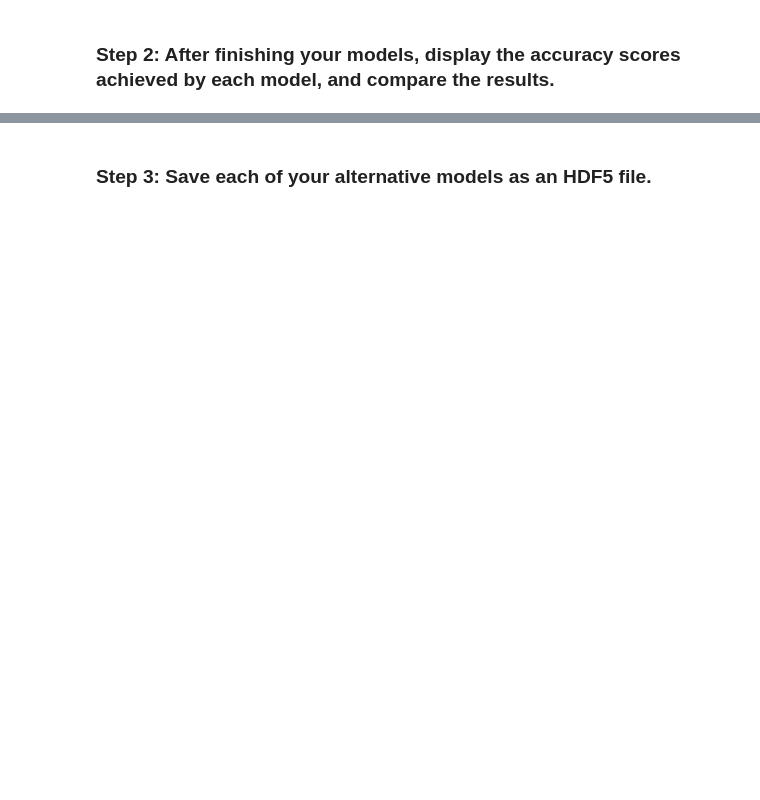
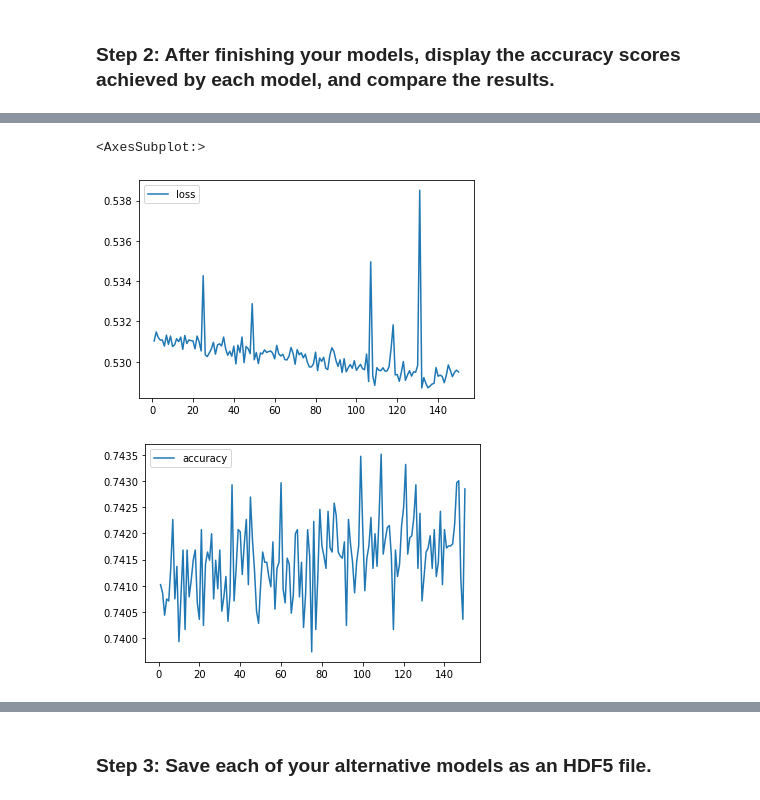
Before and after one commit to chaimkriger/Challenge_13, a Jupyter notebook: Starter_Code/venture_funding_with_deep_learning.ipynb, the cells around one changed output, grey strips where cells are left out. Cells and saved outputs as stored; diff of their text form; code cells hidden in the pictures; blank space fills up the shorter version.

```diff
--- a/Starter_Code/venture_funding_with_deep_learning.ipynb
+++ b/Starter_Code/venture_funding_with_deep_learning.ipynb
@@ -408,15 +411,16 @@ hidden_nodes_layer1_A1
 58
 # %%
 # Create the Sequential model instance
-nn_A1 = # YOUR CODE HERE
+nn_A1 = Sequential()
 # %%
 # First hidden layer
-# YOUR CODE HERE
+nn_A1.add(Dense(units=hidden_nodes_layer1_A1, input_dim= number_input_features_A1, activation="relu"))
+
 
 
 # Output layer
-# YOUR CODE HERE
+nn_A1.add(Dense(units=number_output_neurons, activation="sigmoid"))
 
 
 # Check the structure of the model
-# YOUR CODE HERE
+nn_A1.summary()
@@ -423,6 +445,6 @@ nn_A1 = # YOUR CODE HERE
 # %%
 # Compile the Sequential model
-nn_A1.# YOUR CODE HERE
+nn_A1.compile(loss="binary_crossentropy", optimizer="adam", metrics=["accuracy"])
 # %%
-# Fit the model using 50 epochs and the training data
-fit_model_A1 = # YOUR CODE HERE
+# Fit the model using 110 epochs and the training data
+model_A1 = nn_A1.fit(X_train_scaled, y_train, epochs=150)
@@ -482 +603,10 @@ print(f"Loss: {model_loss}, Accuracy: {model_accuracy}")
+# %%
+
+nn_A1_plot = pd.DataFrame(model_A1.history, index=range(1, len(model_A1.history["loss"]) + 1))
+nn_A1_plot.plot(y="loss")
+nn_A1_plot.plot(y="accuracy")
+# %% [output]
+<AxesSubplot:>
+[figure, added]
+[figure, added]
 # %%
```
Also changed, not shown: parts of 29 cells of this notebook, 3 other files.
